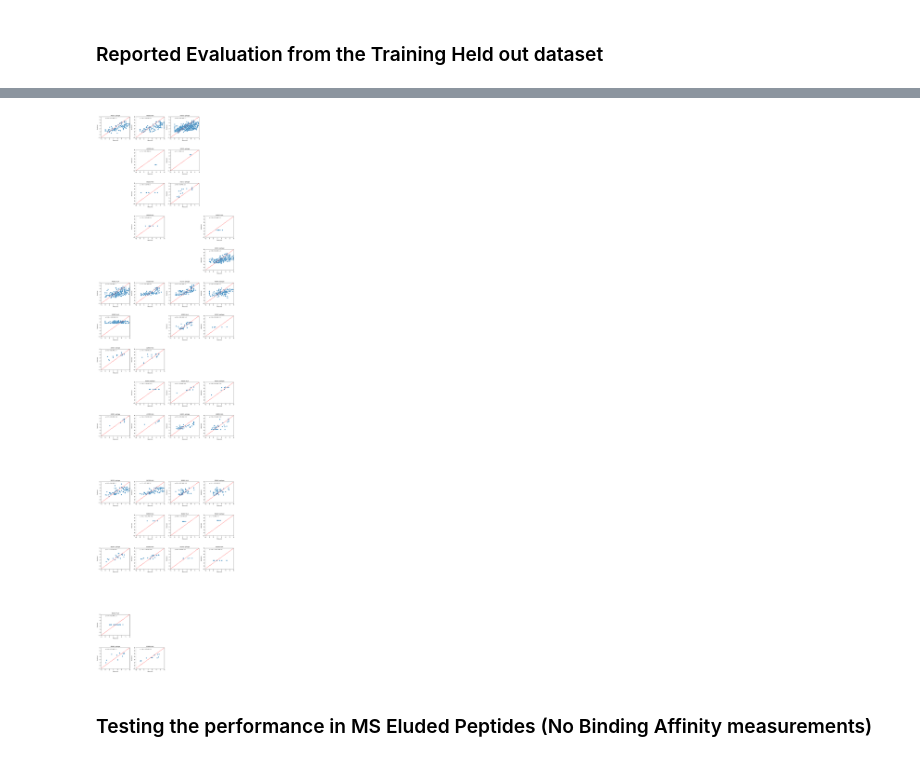
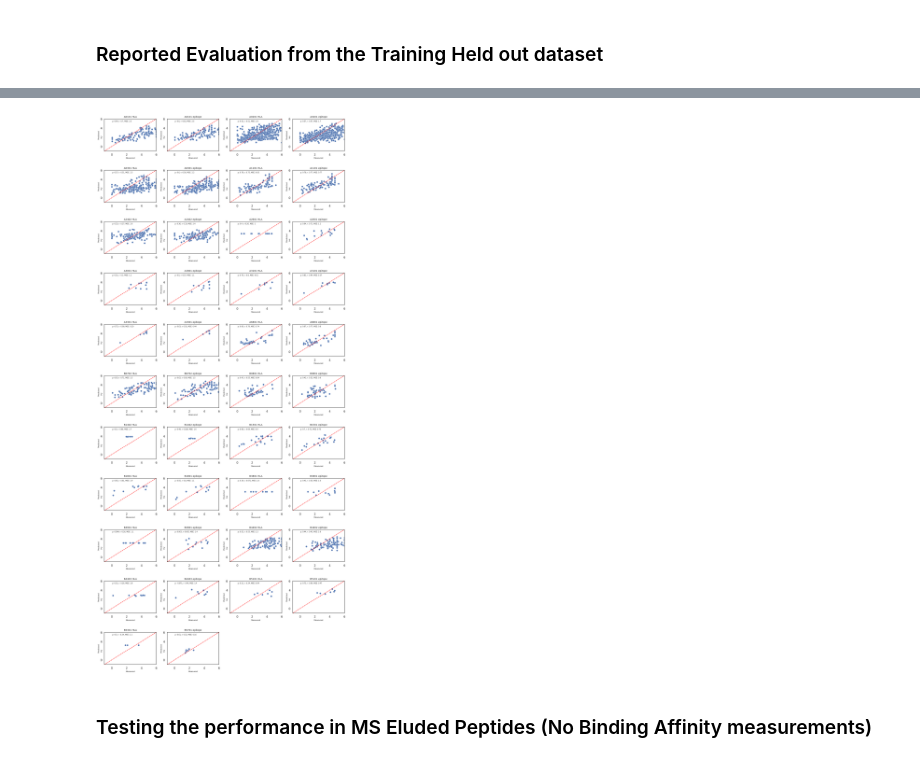
Before and after one commit to sermare/ESMCBA, a Jupyter notebook: jupyter_notebooks/binding_affinity/Evaluations_BA.ipynb, the cells around one changed output, grey strips where cells are left out. Cells and saved outputs as stored; diff of their text form; code cells hidden in the pictures.

```diff
--- a/jupyter_notebooks/binding_affinity/Evaluations_BA.ipynb
+++ b/jupyter_notebooks/binding_affinity/Evaluations_BA.ipynb
@@ -29,11 +29,11 @@ evaluations_dt['pearsonr'] = evaluations_dt['pearsonr'].astype(float)
 # %%
-evaluations_dt =  evaluations_dt.sort_values(by='spearman', ascending = False)
-evaluations_dt['Model'] = evaluations_dt['HLA'] + ' ' + evaluations_dt['encoding']
+evaluations_dt2 =  evaluations_dt2.sort_values(by='spearman', ascending = False)
+evaluations_dt2['Model'] = evaluations_dt2['HLA'] + ' ' + evaluations_dt2['encoding']
 
-evaluations_dt_sorted = evaluations_dt.drop_duplicates('Model')
-# evaluations_dt #.sort_values(by='spearman', ascending = False)
+evaluations_dt_sorted = evaluations_dt2.drop_duplicates('Model')
+# evaluations_dt2 #.sort_values(by='spearman', ascending = False)
 # %%
-evaluations_dt_subset = evaluations_dt
+evaluations_dt_subset = evaluations_dt2
 evaluations_dt_subset['rank_mse'] = evaluations_dt_subset.groupby('Model')['mse'].rank(ascending=True)
 evaluations_dt_subset['rank_corr'] = evaluations_dt_subset.groupby('Model')['spearman'].rank(ascending=False)
 
@@ -42,7 +42,7 @@ evaluations_dt_subset['rank_sum'] = evaluations_dt_subset['rank_mse'] + evaluati
 
 # 3. Sort by rank_sum and pick the best model for each Model.
 ranked_per_Model = (
-    evaluations_dt_subset
+    evaluations_dt2
     .sort_values('rank_sum', ascending=True)
     .drop_duplicates(subset='Model', keep='first')
 )
@@ -230,7 +212,7 @@ metrics_df['spearman'] = metrics_df['spearman'].astype(float)
 metrics_df['pearsonr'] = metrics_df['pearsonr'].astype(float)
 
 # Prepare data for plotting
-hla_labels = metrics_df['HLA']
+hla_labels = metrics_df['Model']
 spearman_vals = metrics_df['spearman']
 pearsonr_vals = metrics_df['pearsonr']
 
@@ -255,0 +238,2 @@ plt.show()
+# %%
+metrics_df['mse'] = metrics_df['mse'].astype(float)
@@ -307,9 +361,9 @@ test_datasets_df[test_datasets_df['HLA'].str.contains('A1101')]
 # %%
 # Get the unique alleles from evaluations_dt_sorted
-alleles = evaluations_dt_sorted[(evaluations_dt_sorted['spearman'].notna()) & (evaluations_dt_sorted['n_evaluations'] > 2)].sort_values(by='HLA')['Model'].unique()
+alleles = metrics_df.sort_values(by=['HLA', 'encoding'])['Model'].unique()
 
 # Set up a grid: 11 rows x 5 columns
-n_rows = 17
+n_rows = 20
 n_cols = 4
 fig, axes = plt.subplots(n_rows, n_cols, figsize=(15, 60))
 axes = axes.flatten()
@@ -331,34 +385,34 @@ for i, allele in enumerate(alleles):
     # Create the scatter plot
     sns.scatterplot(data=test_dataset, x='measured', y='prediction', ax=ax, s=50)
     ax.plot([-1, 9], [-1, 9], color='red', linestyle='--', label='Identity Line')
     ax.set_ylim(-1, 6)
     ax.set_xlim(-1, 6)
     ax.set_title(f'{allele}', fontsize=10)
     ax.set_xlabel('Measured', fontsize=8)
     ax.set_ylabel('Predicted', fontsize=8)
 
     # Compute and annotate the metrics if there is more than one sample
     if len(test_dataset) > 1:
         spearman_val = spearmanr(test_dataset['measured'], test_dataset['prediction'])[0]
         pearson_val = pearsonr(test_dataset['measured'], test_dataset['prediction'])[0]
         mse_val = mean_squared_error(test_dataset['measured'], test_dataset['prediction'])
 
         # Format the values to 2 significant figures
         spearman_str = f"{spearman_val:.2g}"
         pearson_str = f"{pearson_val:.2g}"
         mse_str = f"{mse_val:.2g}"
         # Annotate the metrics on the plot
         ax.text(0.05, 5.4, f"ρ: {spearman_str}, r: {pearson_str}, MSE: {mse_str}", fontsize=7)
 
 # # Hide any unused axes
 for j in range(i + 1, len(axes)):
     axes[j].set_visible(False)
 
 plt.tight_layout()
 plt.subplots_adjust(hspace=0.6)
 plt.show()
 # %% [output]
-[figure, old version]
+[figure, new version]
 # %% [markdown]
 ### Testing the performance in MS Eluded Peptides (No Binding Affinity measurements)
 # %%
```
Also changed, not shown: parts of 27 cells of this notebook, 12 other files.
